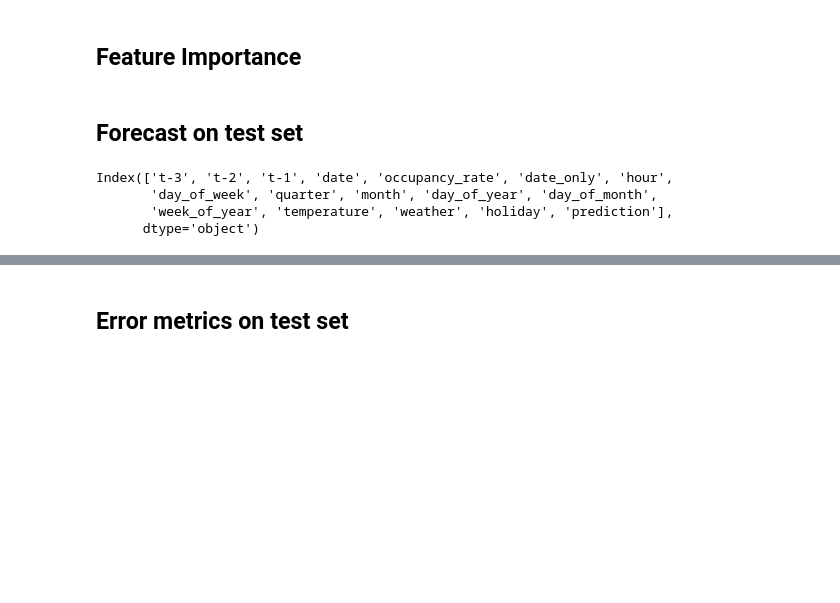
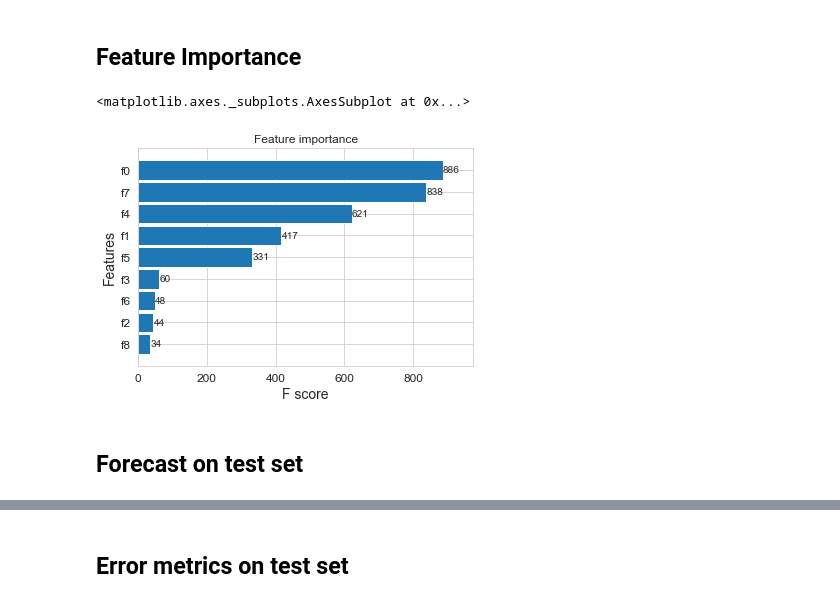
Before and after one commit to christopherkindl/start-hack-2021, a Jupyter notebook: 01_ml/time_series_model.ipynb, the cells around one changed output, grey strips where cells are left out. Saved outputs shown, nothing was run; the diff lists cells and outputs as text; code cells hidden in the pictures; blank space fills up the shorter version.

```diff
--- a/01_ml/time_series_model.ipynb
+++ b/01_ml/time_series_model.ipynb
@@ -567,23 +539,5 @@ full_pipeline = ColumnTransformer([
 
 X_train = full_pipeline.fit_transform(X_train)
 X_test = full_pipeline.transform(X_test)
-# %%
-#split numerical and categorical columns
-data_num = X_train.select_dtypes(include=[np.number])
-data_cat = X_train.select_dtypes(include=[np.object])
-
-#create data pipeline
-num_pipeline = Pipeline([('std_scaler', StandardScaler())])
-
-num_attribs = list(data_num)
-cat_attribs = list(data_cat)
-
-full_pipeline = ColumnTransformer([
-        ('num', num_pipeline, num_attribs),
-        ('cat', OneHotEncoder(), cat_attribs),
-    ])
-
-X_train = full_pipeline.fit_transform(X_train)
-X_test = full_pipeline.transform(X_test)
 # %% [markdown]
 ## Create models
@@ -605,15 +560,13 @@ XGBRegressor(base_score=0.5, booster='gbtree', colsample_bylevel=1,
              tree_method='exact', validate_parameters=1, verbosity=None)
 # %% [markdown]
 ## Feature Importance
+# %%
+plot_importance(reg, height=0.9)
+# %% [output]
+<matplotlib.axes._subplots.AxesSubplot at 0x...>
+[figure, added]
 # %% [markdown]
 ## Forecast on test set
 # %%
 df_test['prediction'] = reg.predict(X_test)
 df_all = pd.concat([df_test, df_train], sort=False)
-# %%
-df_all.columns
-# %% [output]
-Index(['t-3', 't-2', 't-1', 'date', 'occupancy_rate', 'date_only', 'hour',
-       'day_of_week', 'quarter', 'month', 'day_of_year', 'day_of_month',
-       'week_of_year', 'temperature', 'weather', 'holiday', 'prediction'],
-      dtype='object')
```
Also changed, not shown: parts of 20 cells of this notebook, 3 other files.
